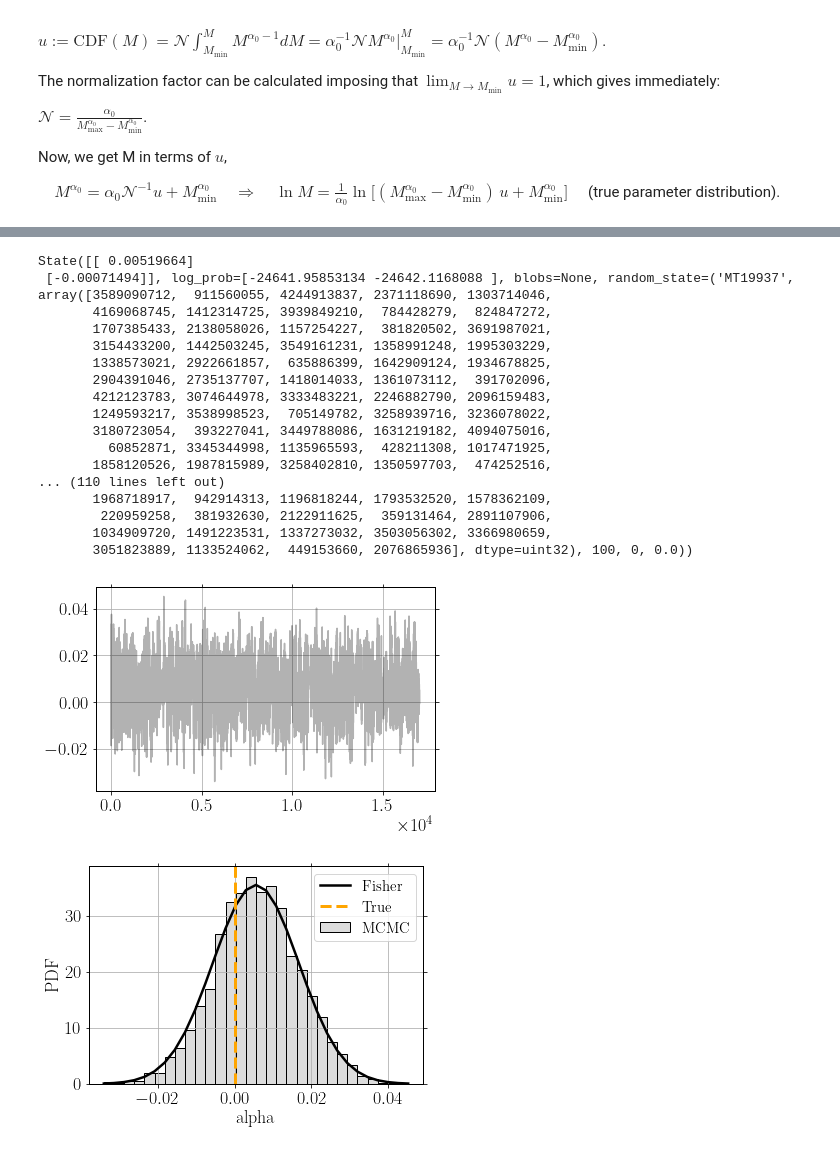
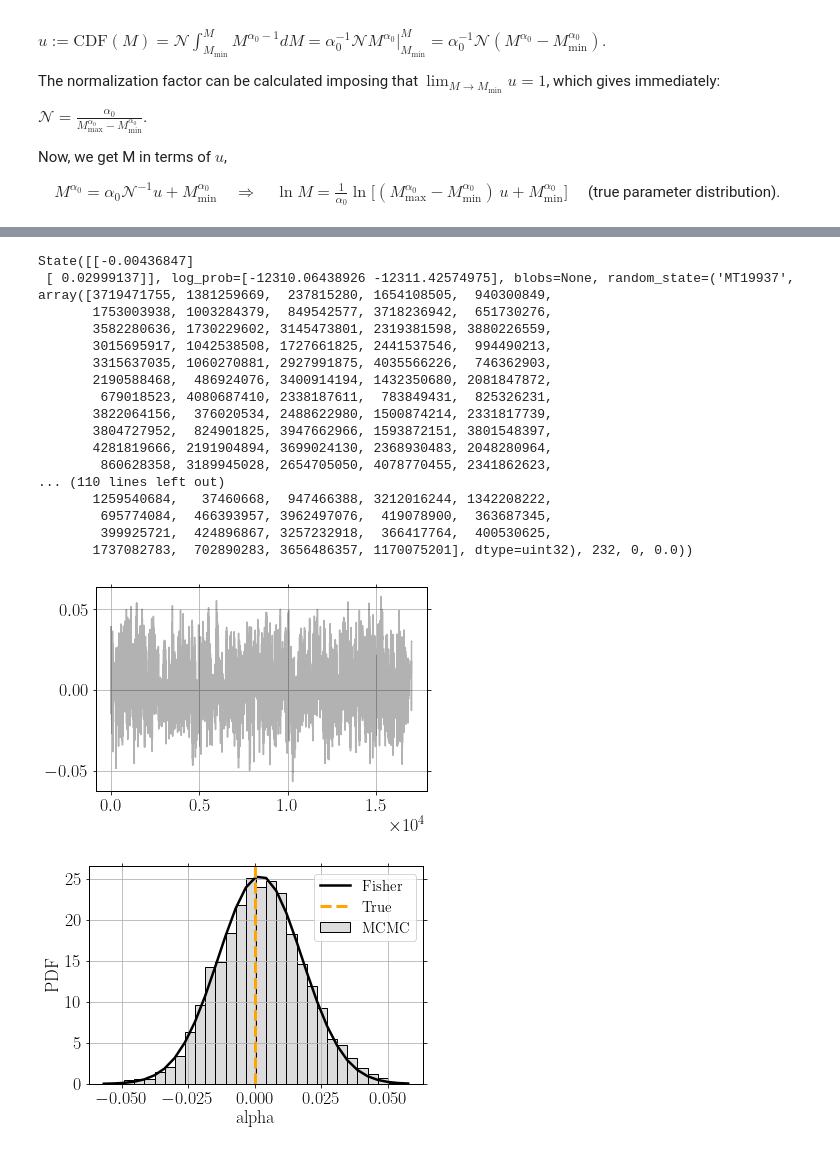
Before and after one commit to aantonelli94/PopFisher, a Jupyter notebook: GW_like_examples/EMRI_mass_function_no_selectioneffects.ipynb, the cells around one changed output, grey strips where cells are left out. Cells and saved outputs as stored; diff of their text form; code cells hidden in the pictures.

Commit message:
Updated simple Fisher estimate function

```diff
--- a/GW_like_examples/EMRI_mass_function_no_selectioneffects.ipynb
+++ b/GW_like_examples/EMRI_mass_function_no_selectioneffects.ipynb
@@ -41,7 +41,7 @@ We are interested in the $ \lambda=\alpha_0$ population parameter. We are assumi
 Parameters
 """
 
-N_obs = 2000
+N_obs = 1000
 N_samp_per_obs = 10
 
 # Inputs to get the true ln M distribution.
@@ -186,23 +186,23 @@ sampler = emcee.EnsembleSampler(nwalkers, ndim, which_likelihood, args=[which_da
 
 sampler.run_mcmc(p0, n_iter, progress=True)
 # %% [output]
-State([[ 0.00519664]
- [-0.00071494]], log_prob=[-24641.95853134 -24642.1168088 ], blobs=None, random_state=('MT19937', array([3589090712,  911560055, 4244913837, 2371118690, 1303714046,
-       4169068745, 1412314725, 3939849210,  784428279,  824847272,
-       1707385433, 2138058026, 1157254227,  381820502, 3691987021,
-       3154433200, 1442503245, 3549161231, 1358991248, 1995303229,
-       1338573021, 2922661857,  635886399, 1642909124, 1934678825,
-       2904391046, 2735137707, 1418014033, 1361073112,  391702096,
-       4212123783, 3074644978, 3333483221, 2246882790, 2096159483,
-       1249593217, 3538998523,  705149782, 3258939716, 3236078022,
-       3180723054,  393227041, 3449788086, 1631219182, 4094075016,
-         60852871, 3345344998, 1135965593,  428211308, 1017471925,
-       1858120526, 1987815989, 3258402810, 1350597703,  474252516,
+State([[-0.00436847]
+ [ 0.02999137]], log_prob=[-12310.06438926 -12311.42574975], blobs=None, random_state=('MT19937', array([3719471755, 1381259669,  237815280, 1654108505,  940300849,
+       1753003938, 1003284379,  849542577, 3718236942,  651730276,
+       3582280636, 1730229602, 3145473801, 2319381598, 3880226559,
+       3015695917, 1042538508, 1727661825, 2441537546,  994490213,
+       3315637035, 1060270881, 2927991875, 4035566226,  746362903,
+       2190588468,  486924076, 3400914194, 1432350680, 2081847872,
+        679018523, 4080687410, 2338187611,  783849431,  825326231,
+       3822064156,  376020534, 2488622980, 1500874214, 2331817739,
+       3804727952,  824901825, 3947662966, 1593872151, 3801548397,
+       4281819666, 2191904894, 3699024130, 2368930483, 2048280964,
+        860628358, 3189945028, 2654705050, 4078770455, 2341862623,
 ... (110 lines left out)
-       1968718917,  942914313, 1196818244, 1793532520, 1578362109,
-        220959258,  381932630, 2122911625,  359131464, 2891107906,
-       1034909720, 1491223531, 1337273032, 3503056302, 3366980659,
-       3051823889, 1133524062,  449153660, 2076865936], dtype=uint32), 100, 0, 0.0))
+       1259540684,   37460668,  947466388, 3212016244, 1342208222,
+        695774084,  466393957, 3962497076,  419078900,  363687345,
+        399925721,  424896867, 3257232918,  366417764,  400530625,
+       1737082783,  702890283, 3656486357, 1170075201], dtype=uint32), 232, 0, 0.0))
 # %%
 """
 Collect the samples here.
@@ -216,7 +216,7 @@ plt.plot(alpha_samples, "k", alpha=0.3)
 plt.tight_layout()
 plt.show()
 # %% [output]
-[figure, old version]
+[figure, new version]
 # %%
 def gaussian(d,mu,Sigma_sq):
 
@@ -225,39 +225,40 @@ def gaussian(d,mu,Sigma_sq):
     return num/den
 # %%
 """
-WARNING: this expression is only valid when 10^4 M0 < M < 10^7 M0.
-It is only valid for 1D fitting, and crucially it only accounts for the first term in the FM.
-In short, be extremely careful in using it. Better to obtain FM estimates offline
-with the dedicated Mathematica notebook.
+WARNING:
+This expression is only valid for 1D fitting, and crucially it only accounts for the first
+term in the FM. In short, be extremely careful in using it. Better to obtain FM estimates
+offline with the dedicated Mathematica notebook.
 
-It is used mostly for debugging reasons.
+(It is used mostly for debugging reasons.)
 """
 
-def Dalpha(Nobs,alpha):
+def Dalpha(Nobs,alpha,Mmin,Mmax):
 
-    den = Nobs * (alpha**-2 - 9 * 1000**alpha* np.log(10)**2/(-1+1000**alpha)**2)
+    #den = Nobs * (alpha**-2 - 9 * 1000**alpha* np.log(10)**2/(-1+1000**alpha)**2)
+    den = Nobs * (alpha**-2 - (Mmax**alpha * Mmin**alpha * np.log(Mmax/Mmin)**2)/(Mmax**alpha-Mmin**alpha)**2)
 
     return np.sqrt(1/den)
 # %%
 """
 Posteriors with Fisher estimates
 """
 
 
 _, bins_alpha, _= plt.hist(alpha_samples, 30, histtype = 'bar',
                                color ='gainsboro', density=True, edgecolor='black', label='MCMC')
 
 
-Da = Dalpha(N_obs,alpha0_t) # From Mathematica notebook.
+Da = Dalpha(N_obs,alpha0_t,M_min,M_max) # From Mathematica notebook.
 bins_alpha= np.array(bins_alpha)
-plt.plot(bins_alpha, gaussian(bins_alpha,alpha0_t+0.0055,Da**2), color='black',
+plt.plot(bins_alpha, gaussian(bins_alpha,alpha0_t+0.002,Da**2), color='black',
          lw=2.5,label='Fisher')
 
 
 plt.axvline(x=alpha0_t, label='True', c='orange',ls='--',lw=3)
 plt.xlabel('alpha')
 plt.ylabel('PDF')
 plt.legend()
 plt.show()
 # %% [output]
-[figure, old version]
+[figure, new version]
```
Also changed, not shown: parts of 1 cell of this notebook, 1 other file.
